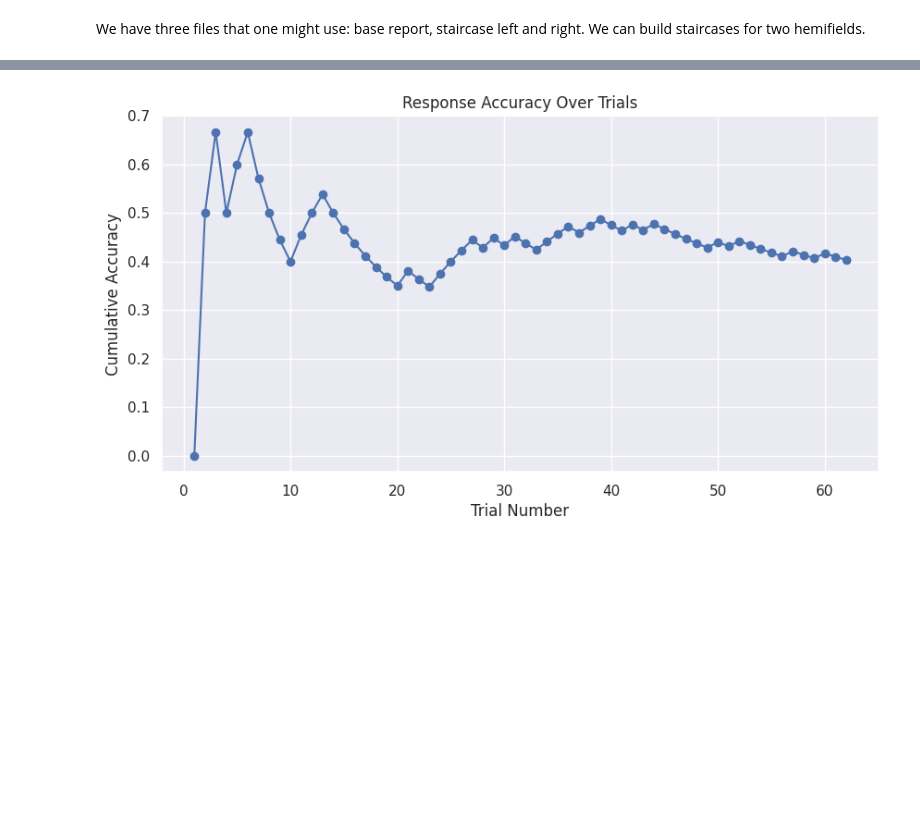
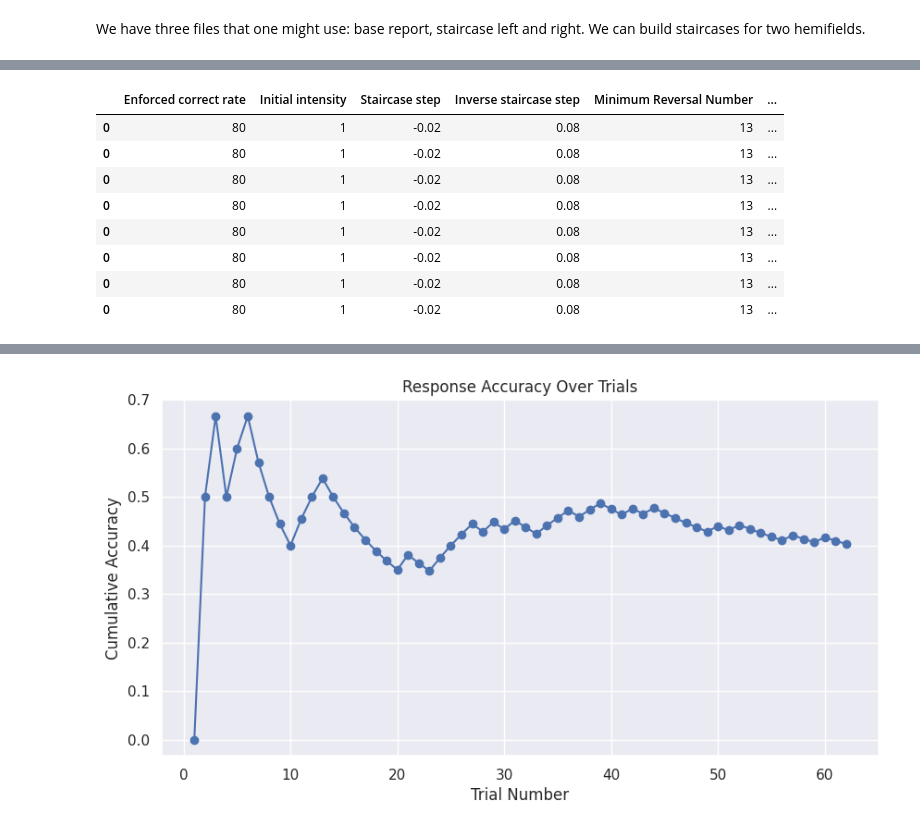
Before and after one commit to cristinarainich/DDCS, a Jupyter notebook: Results_presentation.ipynb, the cells around one changed output, grey strips where cells are left out. Saved outputs shown, nothing was run; the diff lists cells and outputs as text; code cells hidden in the pictures; blank space fills up the shorter version.

```diff
--- a/Results_presentation.ipynb
+++ b/Results_presentation.ipynb
@@ -214,0 +196,23 @@ inspect_file(file_path)
+# %%
+def read_staircase(file_path):
+    # Initialize dictionaries to store different sections
+    metadata = {}
+    reversal_list = []
+    response_data = None
+
+    with open(file_path, 'r', encoding='utf-8') as f:
+        lines = f.readlines()
+
+    # Extract metadata
+    metadata_row = lines[0].strip().split(',')
+    metadata_values = lines[1].strip().split(',')
+    metadata = dict(zip(metadata_row, metadata_values))
+
+    # Find the start indices for each section
+    reversal_start_idx = lines.index('Reversal List\n') + 1
+    response_start_idx = lines.index('Response,Staircase Points\n') + 1
+
+    # Extract response data
+    response_data = pd.read_csv(file_path, delimiter=',', skiprows=response_start_idx - 1)
+
+    return metadata, response_data
@@ -214,0 +346,12 @@ inspect_file(file_path)
+# %%
+meta_all
+# %% [output]
+|  | Enforced correct rate | Initial intensity | Staircase step | Inverse staircase step | Minimum Reversal Number | ... |
+| 0 | 80 | 1 | -0.02 | 0.08 | 13 | ... |
+| 0 | 80 | 1 | -0.02 | 0.08 | 13 | ... |
+| 0 | 80 | 1 | -0.02 | 0.08 | 13 | ... |
+| 0 | 80 | 1 | -0.02 | 0.08 | 13 | ... |
+| 0 | 80 | 1 | -0.02 | 0.08 | 13 | ... |
+| 0 | 80 | 1 | -0.02 | 0.08 | 13 | ... |
+| 0 | 80 | 1 | -0.02 | 0.08 | 13 | ... |
+| 0 | 80 | 1 | -0.02 | 0.08 | 13 | ... |
```
Also changed, not shown: parts of 27 cells of this notebook.
